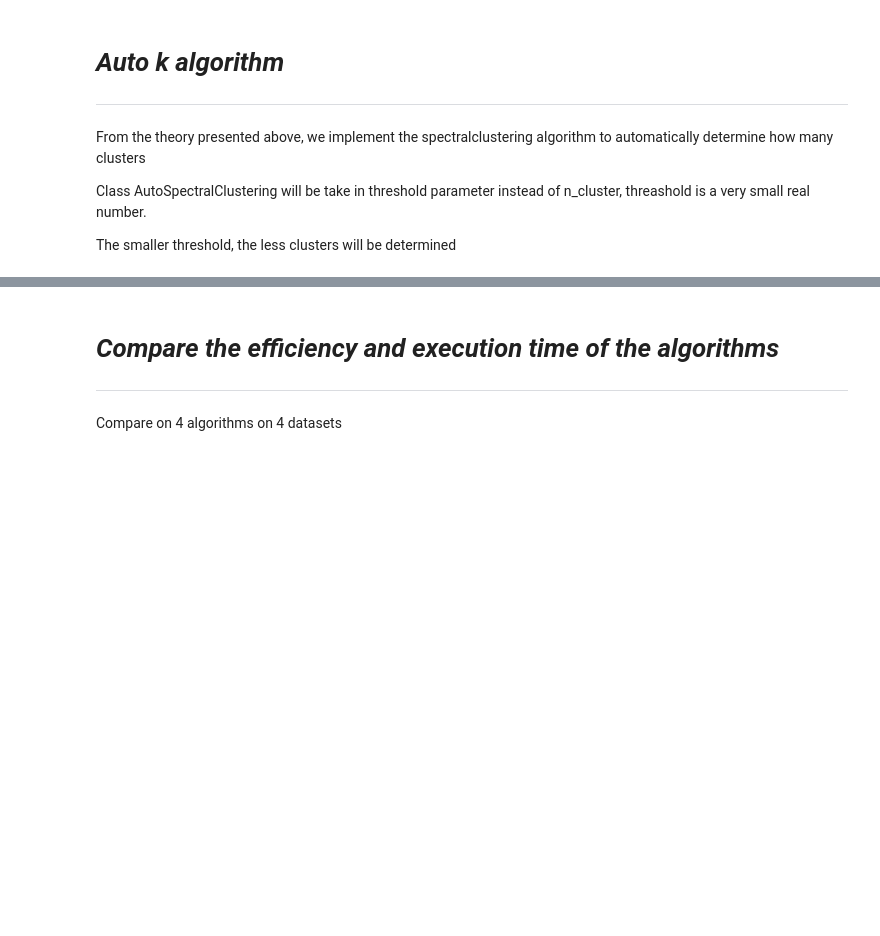
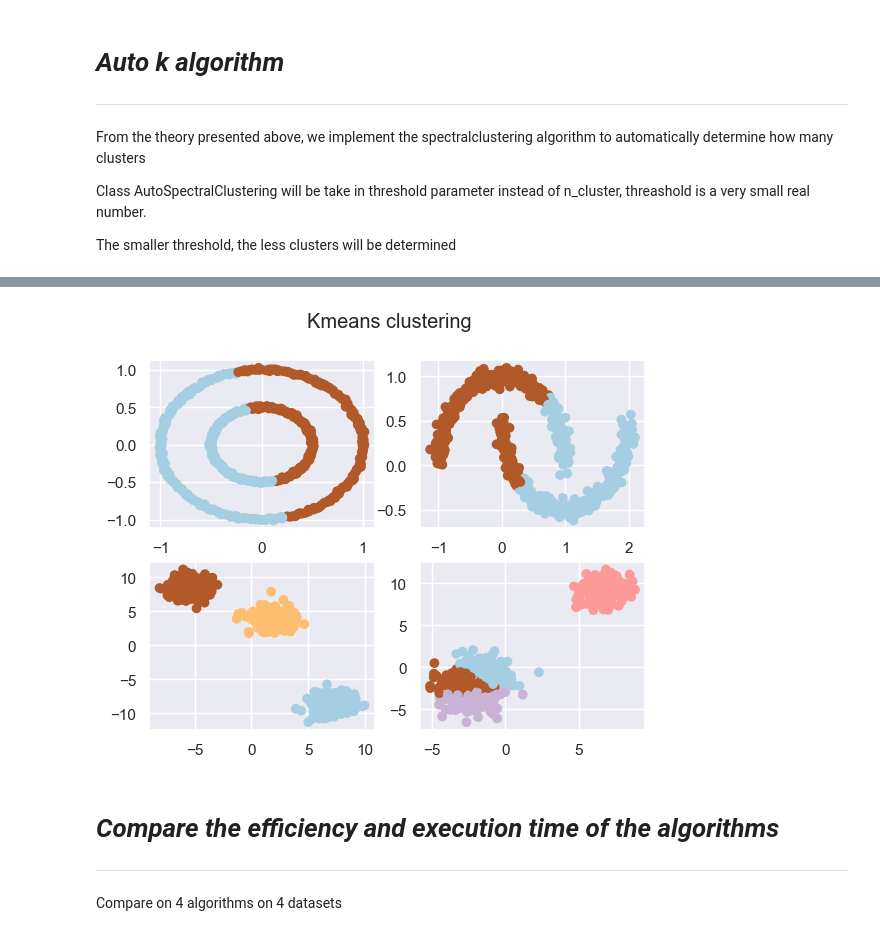
Before and after one commit to 4ursmile/SpectralClustering, a Jupyter notebook: SpectralClusterting.ipynb, the cells around one changed output, grey strips where cells are left out. Saved outputs shown, nothing was run; the diff lists cells and outputs as text; code cells hidden in the pictures; blank space fills up the shorter version.

```diff
--- a/SpectralClusterting.ipynb
+++ b/SpectralClusterting.ipynb
@@ -227,3 +232,25 @@ plt.show()
+# %%
+KmeansCircle = KMeans(n_clusters=2).fit(Xc)
+KmeansBlobs = KMeans(n_clusters=3).fit(X)
+KmeansMoon = KMeans(n_clusters=2).fit(Xm)
+KmeansBlobs4 = KMeans(n_clusters=4).fit(X4)
+
+plt.subplot(2,2,1)
+plt.scatter(Xc[:,0],Xc[:,1], c=KmeansCircle.labels_, cmap=mplt.colors.ListedColormap(colors))
+
+plt.subplot(2,2,2)
+plt.scatter(Xm[:,0],Xm[:,1], c=KmeansMoon.labels_, cmap=mplt.colors.ListedColormap(colors))
+
+plt.subplot(2,2,3)
+plt.scatter(X[:,0],X[:,1], c=KmeansBlobs.labels_, cmap=mplt.colors.ListedColormap(colors))
+
+plt.subplot(2,2,4)
+plt.scatter(X4[:,0],X4[:,1], c=KmeansBlobs4.labels_, cmap=mplt.colors.ListedColormap(colors))
+plt.suptitle("Kmeans clustering")
+plt.savefig(fname=f'{KmeanFigName}/KmeansOn4Datasets.png', dpi=500, transparent=False,bbox_inches='tight')
+plt.show()
+# %% [output]
+[figure, added]
 # %% [markdown]
 # ***Compare the efficiency and execution time of the algorithms***
 -------
```
Also changed, not shown: parts of 8 cells of this notebook, 3 other files.
